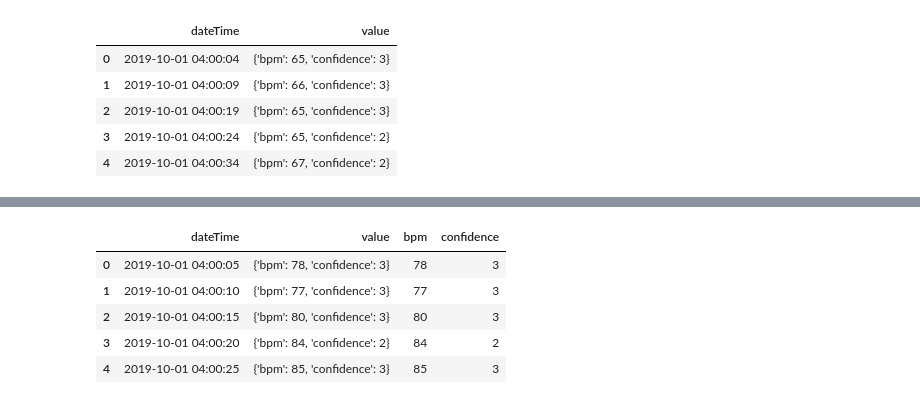
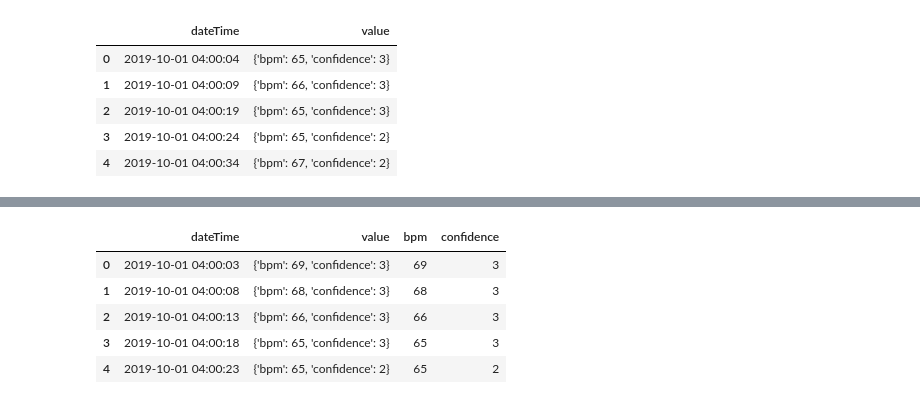
Before and after one commit to dcpatti/dcpatti.github.io, a Jupyter notebook: Wild Card Game Analysis.ipynb, the cells around one changed output, grey strips where cells are left out. Saved outputs shown, nothing was run; the diff lists cells and outputs as text; code cells hidden in the pictures.

Commit message:
Multiple edits
cleaned up Jupyter notebooks; created the About page; resized some images; text edits for the index.html

```diff
--- a/Wild Card Game Analysis.ipynb
+++ b/Wild Card Game Analysis.ipynb
@@ -33,8 +33,8 @@ for filename in files:
     df = pd.read_json(filename)
     file_list.append(df)
 
-heart_df = pd.concat(file_list, axis=0, ignore_index=False, sort=False)
-heart_df.head()
+heart_df1 = pd.concat(file_list, axis=0, ignore_index=False, sort=False)
+heart_df1.head()
 # %% [output]
 |  | dateTime | value |
 | 0 | 2019-10-01 04:00:04 | {'bpm': 65, 'confidence': 3} |
@@ -65,11 +44,0 @@ heart_df2.head()
-# %%
-#split out the json string into columns
-
-json_struct = json.loads(heart_df.to_json(orient="records"))
-heart_df_flat = pd.io.json.json_normalize(json_struct) #use pd.io.json
-
-json_struct2 = json.loads(heart_df2.to_json(orient="records"))
-heart_df_flat2 = pd.io.json.json_normalize(json_struct2) #use pd.io.json
-
-
-heart_df_flat2.head()
@@ -83,19 +173,39 @@ heart_df_flat2.head()
 # %%
 #the json flattening somehow breaks the datetime column, so we will take the value.bpm and value.confidence columns and join them back to the original frame
 
 
-heart_df['bpm']=heart_df_flat['value.bpm']
-heart_df['confidence']=heart_df_flat['value.confidence']
-heart_df.head()
+heart_df1['bpm']=heart_df_flat['value.bpm']
+heart_df1['confidence']=heart_df_flat['value.confidence']
 
 
 heart_df2['bpm']=heart_df_flat2['value.bpm']
 heart_df2['confidence']=heart_df_flat2['value.confidence']
-heart_df2.head()
+
+heart_df3['bpm']=heart_df_flat3['value.bpm']
+heart_df3['confidence']=heart_df_flat3['value.confidence']
+
+heart_df4['bpm']=heart_df_flat4['value.bpm']
+heart_df4['confidence']=heart_df_flat4['value.confidence']
+
+
+heart_df5['bpm']=heart_df_flat5['value.bpm']
+heart_df5['confidence']=heart_df_flat5['value.confidence']
+
+heart_df6['bpm']=heart_df_flat6['value.bpm']
+heart_df6['confidence']=heart_df_flat6['value.confidence']
+
+heart_df7['bpm']=heart_df_flat7['value.bpm']
+heart_df7['confidence']=heart_df_flat7['value.confidence']
+
+heart_df8['bpm']=heart_df_flat8['value.bpm']
+heart_df8['confidence']=heart_df_flat8['value.confidence']
+
+
+heart_df4.head()
 # %% [output]
 |  | dateTime | value | bpm | confidence |
-| 0 | 2019-10-01 04:00:05 | {'bpm': 78, 'confidence': 3} | 78 | 3 |
-| 1 | 2019-10-01 04:00:10 | {'bpm': 77, 'confidence': 3} | 77 | 3 |
-| 2 | 2019-10-01 04:00:15 | {'bpm': 80, 'confidence': 3} | 80 | 3 |
-| 3 | 2019-10-01 04:00:20 | {'bpm': 84, 'confidence': 2} | 84 | 2 |
-| 4 | 2019-10-01 04:00:25 | {'bpm': 85, 'confidence': 3} | 85 | 3 |
+| 0 | 2019-10-01 04:00:03 | {'bpm': 69, 'confidence': 3} | 69 | 3 |
+| 1 | 2019-10-01 04:00:08 | {'bpm': 68, 'confidence': 3} | 68 | 3 |
+| 2 | 2019-10-01 04:00:13 | {'bpm': 66, 'confidence': 3} | 66 | 3 |
+| 3 | 2019-10-01 04:00:18 | {'bpm': 65, 'confidence': 3} | 65 | 3 |
+| 4 | 2019-10-01 04:00:23 | {'bpm': 65, 'confidence': 2} | 65 | 2 |
```
Also changed, not shown: parts of 14 cells of this notebook, 6 other files.
